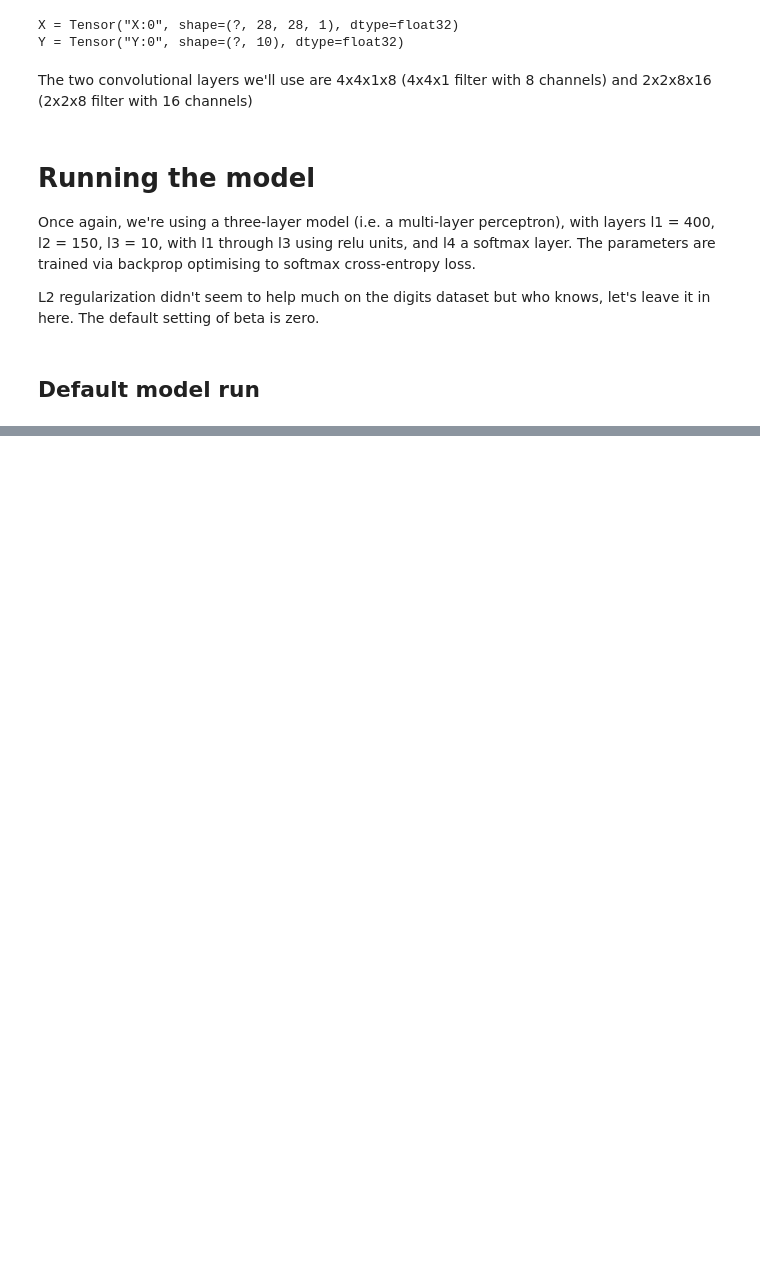
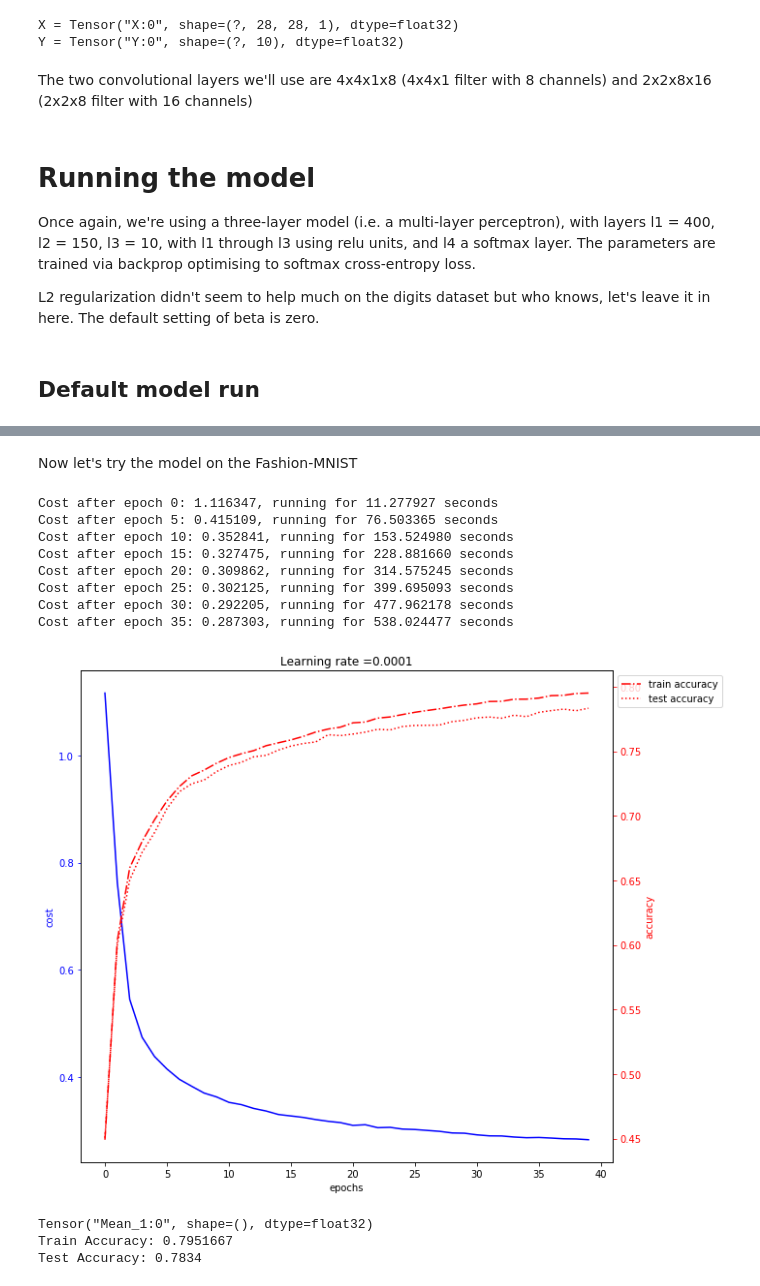
Before and after one commit to nicksexton/handwritten_digit_recognition, a Jupyter notebook: part 4 - fun with convolutional networks.ipynb, the cells around one changed output, grey strips where cells are left out. Saved outputs shown, nothing was run; the diff lists cells and outputs as text; code cells hidden in the pictures; blank space fills up the shorter version.

```diff
--- a/part 4 - fun with convolutional networks.ipynb
+++ b/part 4 - fun with convolutional networks.ipynb
@@ -335,0 +340,20 @@ Training for 20 epochs (about 4 minutes on my CPU only), the model achieves ##ac
+# %% [markdown]
+Now let's try the model on the Fashion-MNIST
+# %%
+parameters, costs, train_accuracy, test_accuracy = model(f_x_train, f_y_train,
+                                                         f_x_test, f_y_test,
+                                                         learning_rate = 0.0001,
+                                                         num_epochs = 40)
+# %% [output]
+Cost after epoch 0: 1.116347, running for 11.277927 seconds
+Cost after epoch 5: 0.415109, running for 76.503365 seconds
+Cost after epoch 10: 0.352841, running for 153.524980 seconds
+Cost after epoch 15: 0.327475, running for 228.881660 seconds
+Cost after epoch 20: 0.309862, running for 314.575245 seconds
+Cost after epoch 25: 0.302125, running for 399.695093 seconds
+Cost after epoch 30: 0.292205, running for 477.962178 seconds
+Cost after epoch 35: 0.287303, running for 538.024477 seconds
+[figure, added]
+Tensor("Mean_1:0", shape=(), dtype=float32)
+Train Accuracy: 0.7951667
+Test Accuracy: 0.7834
```
Also changed, not shown: parts of 10 cells of this notebook.
